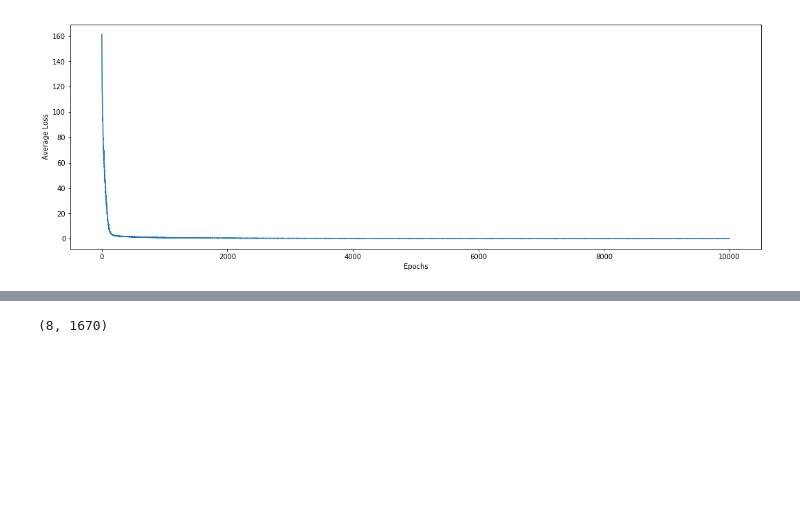
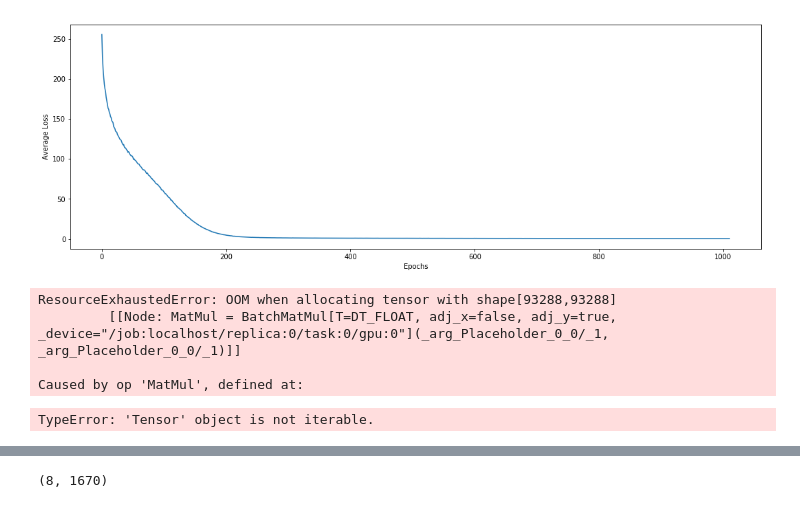
Before and after one commit to kuhanw/link_embedding, a Jupyter notebook: graph_embedding.ipynb, the cells around one changed output, grey strips where cells are left out. Cells and saved outputs as stored; diff of their text form; code cells hidden in the pictures; blank space fills up the shorter version.

```diff
--- a/graph_embedding.ipynb
+++ b/graph_embedding.ipynb
@@ -60,15 +63,17 @@ karate_club = [[karate_club[idx][0]-1,karate_club[idx][1]-1] for idx in range(le
 # %%
 #graph = pickle.load(open('backup/graph_root_sina.pkl', 'rb'))
 #domains = pickle.load(open('backup/domains_root_sina.pkl', 'rb'))
-graph_file = pickle.load(open('graph.pkl', 'rb'))
-domains_file = pickle.load(open('domains.pkl', 'rb'))
+graph_file = pickle.load(open('crawler_results/graph_calls_620000_stack_test.pkl', 'rb'))
+#domains_file = pickle.load(open('domains_calls_1000', 'rb'))
 #graph = karate_club
 #graph = dummy_graph
 # %%
+key_domain_dict = {}
 unique_keys = set([])
 for key in graph_file.keys():
-    keys = [i for i in graph_file[key] if isinstance(i, dt.datetime)==False]
-
+    keys = [graph_file[key][idx] for idx in range(0, len(graph_file[key]), 3)]
+    #domain = graph_file[key][1]
+    #key_domain_dict[key] = domain
     unique_keys = unique_keys.union(keys)
 
 unique_keys = unique_keys | set(graph_file.keys())
@@ -79,7 +100,7 @@ inv_map = {values:keys for keys, values in vocab_dict.items()}
 #web_graph = nx.DiGraph()
 web_graph = nx.Graph()
 for node in graph_file.keys():
-    for idx in range(0, len(graph_file[node]), 2):
+    for idx in range(0, len(graph_file[node]), 3):
         key = graph_file[node][idx]
         #print (key)
         web_graph.add_edge(vocab_dict[node], vocab_dict[key])
@@ -274,12 +301,13 @@ epoch:9999, Average loss:0.2238693
 # %%
 list_loss = np.array(avg_loss_record)
 plt.figure(figsize=(18, 6))
-plt.plot([i for i in range(len(list_loss))], list_loss)
+plt.plot([i for
+          i in range(len(list_loss))], list_loss)
 plt.xlabel('Epochs')
 plt.ylabel('Average Loss')
 plt.show()
 # %% [output]
-[figure, old version]
+[figure, new version]
 # %%
 #tf.reset_default_graph()
 # %%
@@ -290,10 +318,17 @@ sim_matrix = tf.acos(mult_vector)
 # %%
 with tf.Session() as sess:
     matrices = sess.run([sim_matrix, mult_vector] , feed_dict={vector:final_embeddings})
+# %% [output]
+ResourceExhaustedError: OOM when allocating tensor with shape[93288,93288]
+         [[Node: MatMul = BatchMatMul[T=DT_FLOAT, adj_x=false, adj_y=true, _device="/job:localhost/replica:0/task:0/gpu:0"](_arg_Placeholder_0_0/_1, _arg_Placeholder_0_0/_1)]]
+
+Caused by op 'MatMul', defined at:
 # %%
 sim_matrix = matrices[0]
 # %%
 sim_matrix = np.array([[value if value==value else 0 for value in row] for row in sim_matrix])
+# %% [output]
+TypeError: 'Tensor' object is not iterable.
 # %%
 np.fill_diagonal(sim_matrix, 0)
 # %%
```
Also changed, not shown: parts of 55 cells of this notebook, 1 other file.
